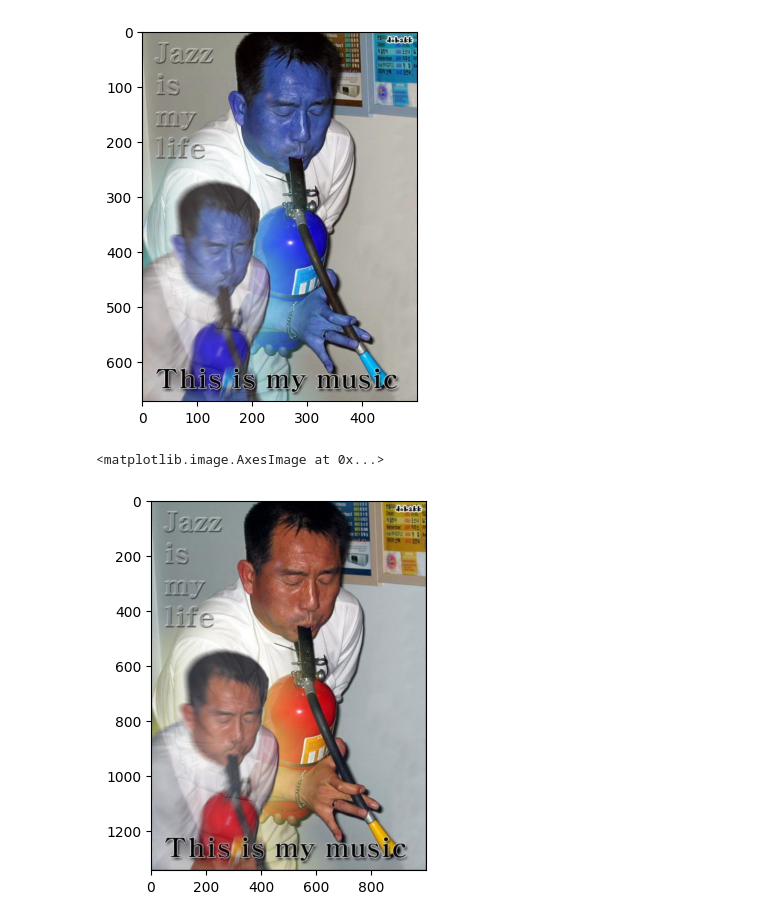
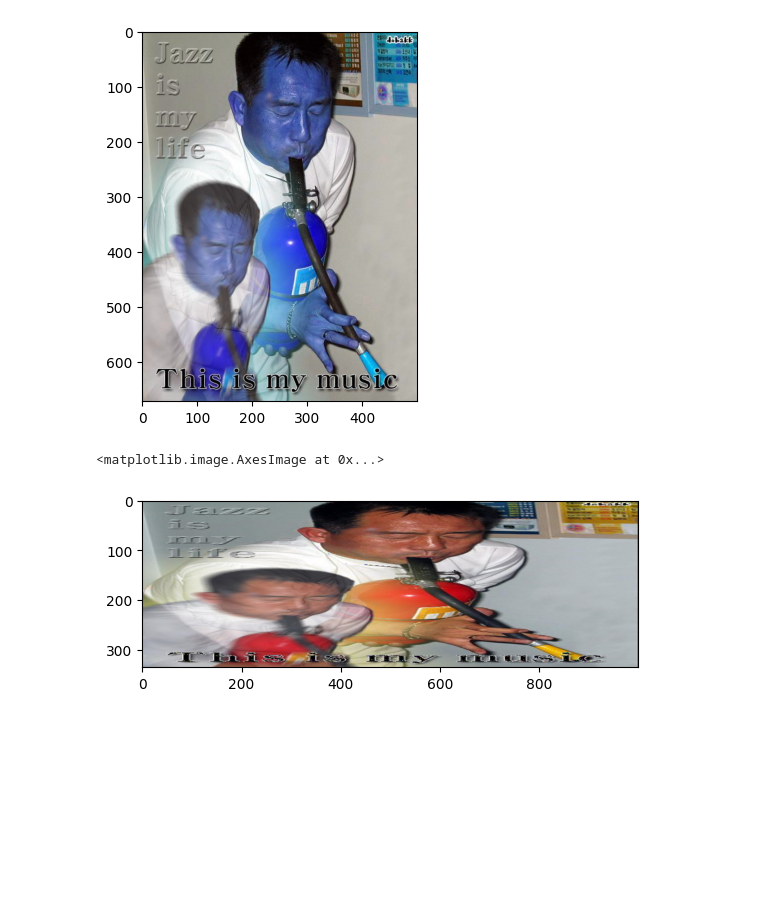
Before and after one commit to uinone/playground, a Jupyter notebook: basic/image_transform.ipynb, the cells around one changed output. Cells and saved outputs as stored; diff of their text form; code cells hidden in the pictures; blank space fills up the shorter version.

```diff
--- a/basic/image_transform.ipynb
+++ b/basic/image_transform.ipynb
@@ -132,5 +14,9 @@ class ImageTransformer:
 # %%
-plt.imshow(ImageTransformer(img).scale(2,2, Interpolator.Bilinear()).build()[...,::-1])
+plt.imshow(ImageTransformer(img).scale(
+    scale_width=2,
+    scale_height=0.5,
+    interpolator=Interpolator.Triangular()
+).build()[...,::-1])
 # %% [output]
 <matplotlib.image.AxesImage at 0x...>
-[figure, old version]
+[figure, new version]
```
Also changed, not shown: parts of 2 cells of this notebook, 1 other file.
